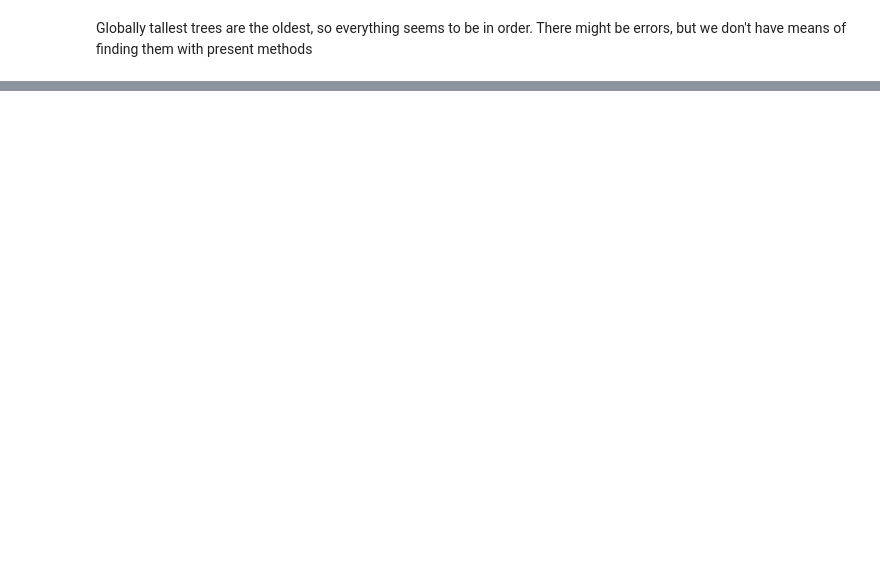
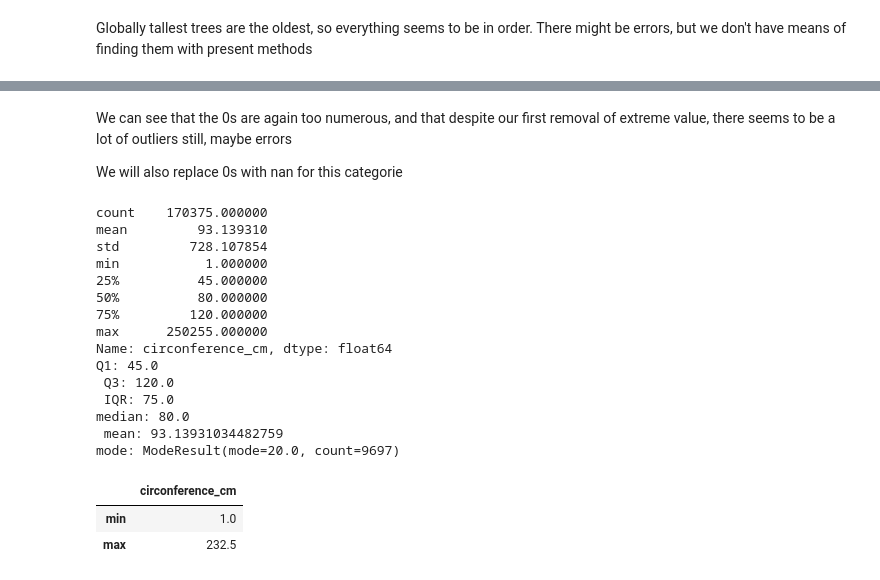
Before and after one commit to Apoxys/OCR-AIEngineer-P2, a Jupyter notebook: Paris's Trees analysis.ipynb, the cells around one changed output, grey strips where cells are left out. Cells and saved outputs as stored; diff of their text form; code cells hidden in the pictures; blank space fills up the shorter version.

```diff
--- a/Paris's Trees analysis.ipynb
+++ b/Paris's Trees analysis.ipynb
@@ -270,0 +495,51 @@ Globally tallest trees are the oldest, so everything seems to be in order. There
+# %% [markdown]
+We can see that the 0s are again too numerous, and that despite our first removal of extreme value, there seems to be a lot of outliers still, maybe errors
+
+We will also replace 0s with nan for this categorie
+# %%
+#We will continue work on the copy made for height treatment
+cldat_copy["circonference_cm"].where(cldat_copy["circonference_cm"] > 0,
+                                     inplace=True)
+print(cldat_copy["circonference_cm"].describe())
+
+#Took the presence of nan into consideration to ignore them
+Q1, Q2, Q3 = np.nanpercentile(cldat_copy["circonference_cm"], [25,50,75])
+width_mean = np.mean(cldat_copy["circonference_cm"])
+IQR = Q3-Q1
+mode = sts.mode(cldat_copy["circonference_cm"], nan_policy="omit")
+print("Q1:",Q1,'\n', "Q3:",Q3,'\n', "IQR:",IQR)
+print("median:",Q2,'\n',"mean:",width_mean)
+print("mode:", mode)
+
+#define lower and upper bounds
+lower_bound = Q1-(IQR*1.5)
+upper_bound = Q3+(IQR*1.5)
+
+#define the limits of an average tree
+width_limits = pd.DataFrame({
+        'circonference_cm': [
+        max(cldat_copy["circonference_cm"].min(), lower_bound), # min
+        upper_bound, # max
+    ]
+}, index=['min', 'max'])
+
+display(width_limits)
+# %% [output]
+count    170375.000000
+mean         93.139310
+std         728.107854
+min           1.000000
+25%          45.000000
+50%          80.000000
+75%         120.000000
+max      250255.000000
+Name: circonference_cm, dtype: float64
+Q1: 45.0
+ Q3: 120.0
+ IQR: 75.0
+median: 80.0
+ mean: 93.13931034482759
+mode: ModeResult(mode=20.0, count=9697)
+|  | circonference_cm |
+| min | 1.0 |
+| max | 232.5 |
```
Also changed, not shown: parts of 31 cells of this notebook.
